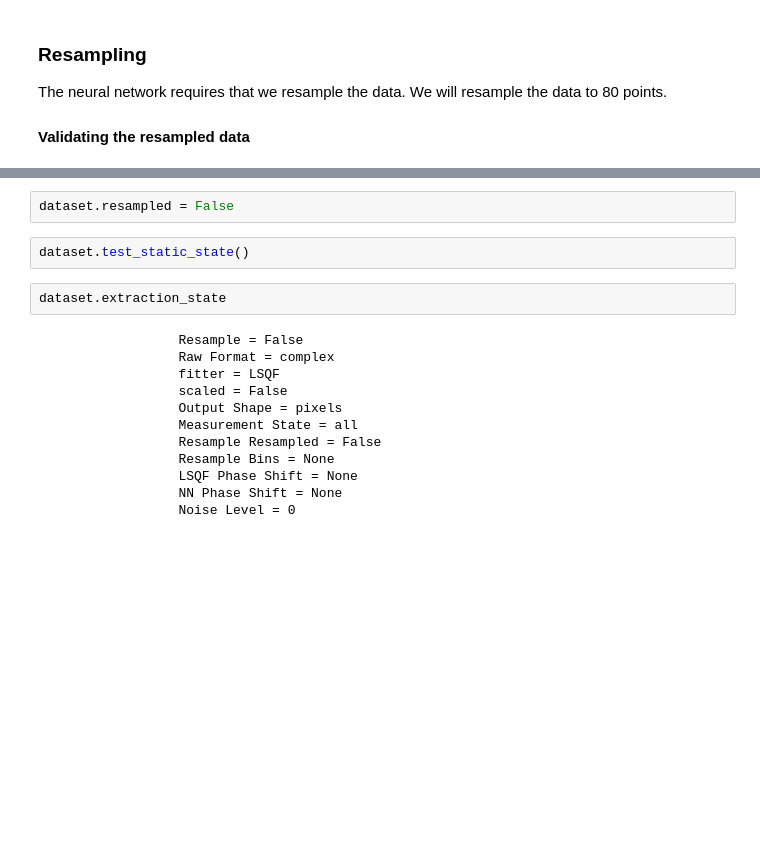
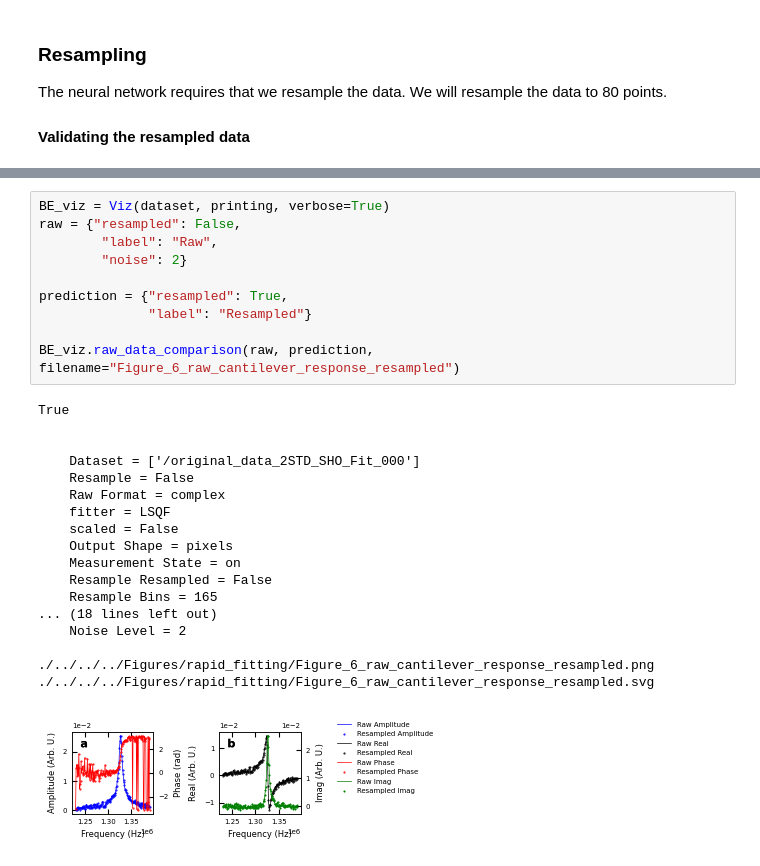
Before and after one commit to m3-learning/m3_learning, a Jupyter notebook: m3_learning/papers/2023_Rapid_Fitting/1_SHO_Fitting.ipynb, the cells around one changed output, grey strips where cells are left out. Saved outputs shown, nothing was run; the diff lists cells and outputs as text; blank space fills up the shorter version.

```diff
--- a/m3_learning/papers/2023_Rapid_Fitting/1_SHO_Fitting.ipynb
+++ b/m3_learning/papers/2023_Rapid_Fitting/1_SHO_Fitting.ipynb
@@ -249,18 +316,29 @@ True
-# %%
-dataset.resampled = False
-# %%
-dataset.test_static_state()
-# %%
-dataset.extraction_state
-# %% [output]
-                  Resample = False
-                  Raw Format = complex
-                  fitter = LSQF
-                  scaled = False
-                  Output Shape = pixels
-                  Measurement State = all
-                  Resample Resampled = False
-                  Resample Bins = None
-                  LSQF Phase Shift = None
-                  NN Phase Shift = None
-                  Noise Level = 0
+# %%
+BE_viz = Viz(dataset, printing, verbose=True)
+raw = {"resampled": False,
+        "label": "Raw",
+        "noise": 2}
+
+prediction = {"resampled": True,
+              "label": "Resampled"}
+
+BE_viz.raw_data_comparison(raw, prediction, filename="Figure_6_raw_cantilever_response_resampled")
+# %% [output]
+True
+
+
+    Dataset = ['/original_data_2STD_SHO_Fit_000']
+    Resample = False
+    Raw Format = complex
+    fitter = LSQF
+    scaled = False
+    Output Shape = pixels
+    Measurement State = on
+    Resample Resampled = False
+    Resample Bins = 165
+... (18 lines left out)
+    Noise Level = 2
+
+./../../../Figures/rapid_fitting/Figure_6_raw_cantilever_response_resampled.png
+./../../../Figures/rapid_fitting/Figure_6_raw_cantilever_response_resampled.svg
+[figure, added]
```
Also changed, not shown: parts of 19 cells of this notebook, 3 other files.
